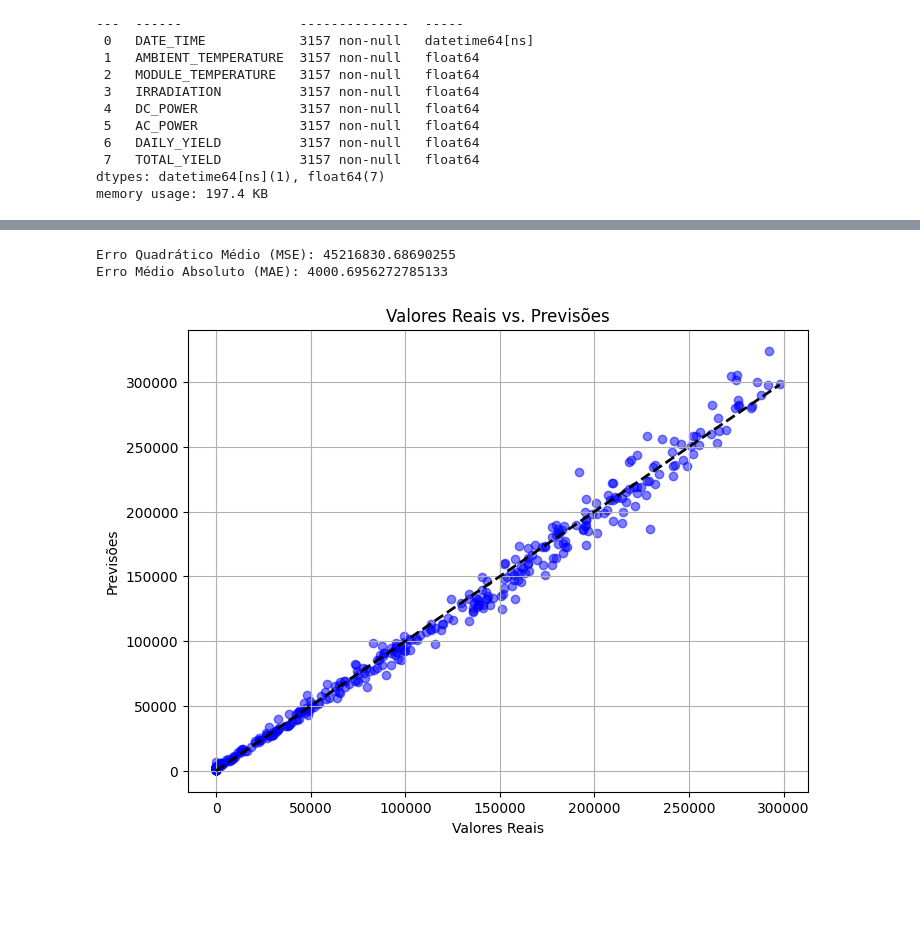
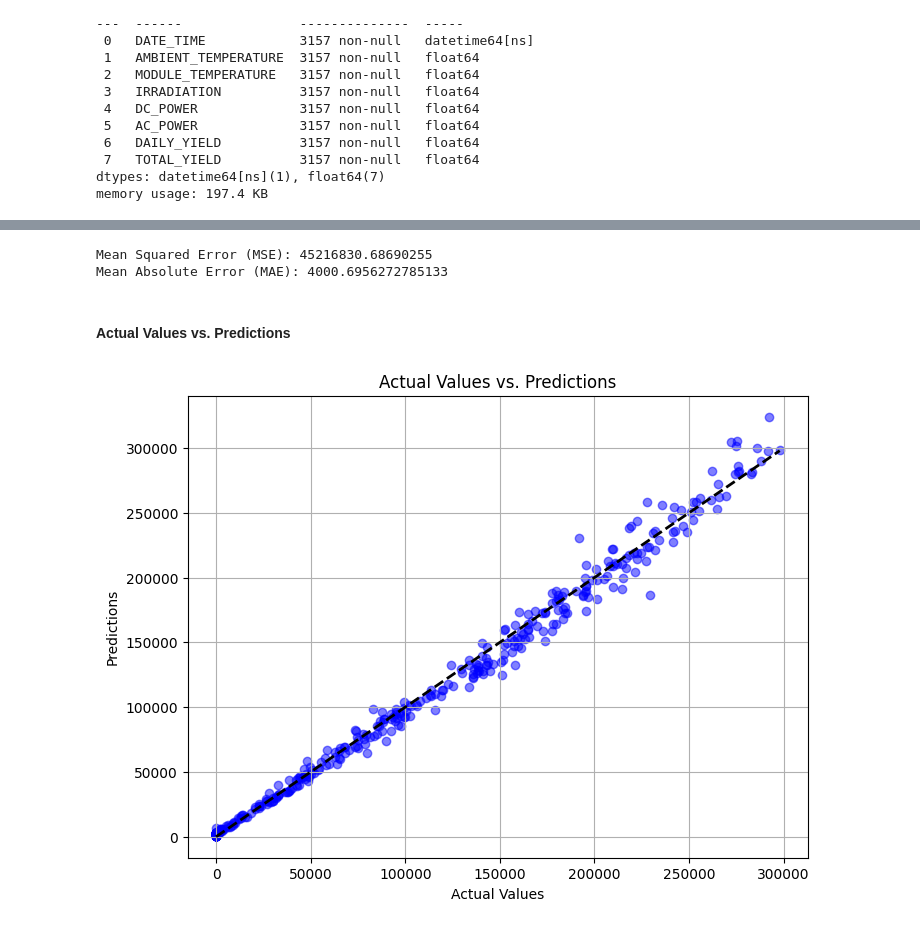
Before and after one commit to FelipeSteudel/Felipe_Steudel-Strategic_Thinking-CA2, a Jupyter notebook: Felipe Steudel - CA2 - Strategic Thinking - HDip in Data Analytics.ipynb, the cells around one changed output, grey strips where cells are left out. Cells and saved outputs as stored; diff of their text form; code cells hidden in the pictures; blank space fills up the shorter version.

```diff
--- a/Felipe Steudel - CA2 - Strategic Thinking - HDip in Data Analytics.ipynb
+++ b/Felipe Steudel - CA2 - Strategic Thinking - HDip in Data Analytics.ipynb
@@ -604,22 +619,24 @@ Coeficiente de Determinação (R²): 0.9939010484064352
 # %%
-# Avaliando o desempenho do modelo
+# Evaluating the model performance
 mse = mean_squared_error(y_test, previsoes)
 mae = mean_absolute_error(y_test, previsoes)
 
-print("Erro Quadrático Médio (MSE):", mse)
-print("Erro Médio Absoluto (MAE):", mae)
+print("Mean Squared Error (MSE):", mse)
+print("Mean Absolute Error (MAE):", mae)
 # %% [output]
-Erro Quadrático Médio (MSE): 45216830.68690255
-Erro Médio Absoluto (MAE): 4000.6956272785133
+Mean Squared Error (MSE): 45216830.68690255
+Mean Absolute Error (MAE): 4000.6956272785133
+# %% [markdown]
+#### Actual Values vs. Predictions
 # %%
-# Plotar valores reais em relação às previsões
+# Plotting actual values against predictions
 plt.figure(figsize=(8, 6))
 plt.scatter(y_test, previsoes, color='blue', alpha=0.5)
 plt.plot([y_test.min(), y_test.max()], [y_test.min(), y_test.max()], 'k--', lw=2)
-plt.xlabel('Valores Reais')
-plt.ylabel('Previsões')
-plt.title('Valores Reais vs. Previsões')
+plt.xlabel('Actual Values')
+plt.ylabel('Predictions')
+plt.title('Actual Values vs. Predictions')
 plt.grid(True)
 plt.show()
 # %% [output]
-[figure, old version]
+[figure, new version]
```
Also changed, not shown: parts of 13 cells of this notebook, 1 other file.
